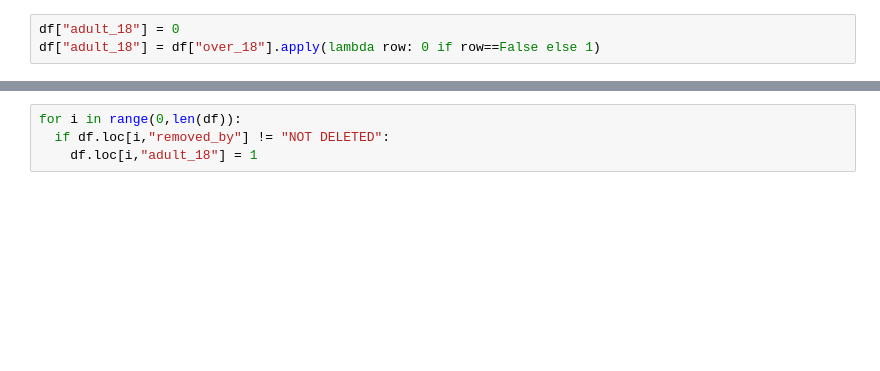
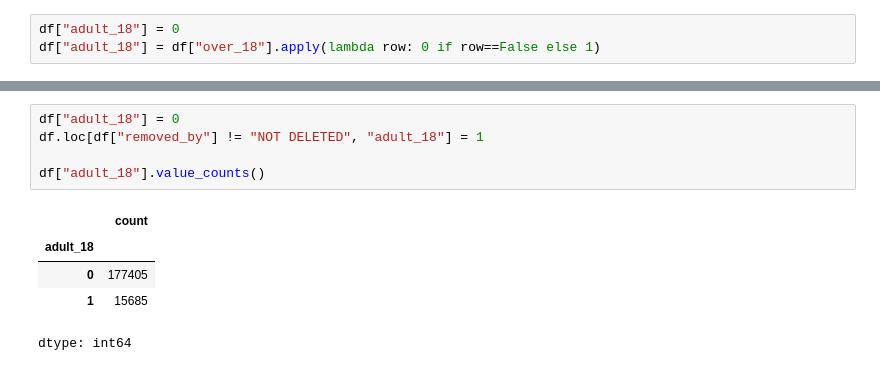
Before and after one commit to raina1234-a/Reddit-Post-Analysis-and-Moderation-Classifier, a Jupyter notebook: reddit_postClassification.ipynb, the cells around one changed output, grey strips where cells are left out. Saved outputs shown, nothing was run; the diff lists cells and outputs as text; blank space fills up the shorter version.

```diff
--- a/reddit_postClassification.ipynb
+++ b/reddit_postClassification.ipynb
@@ -252,8 +255,15 @@ df["adult_18"].value_counts()
 dtype: int64
 # %%
-for i in range(0,len(df)):
-  if df.loc[i,"removed_by"] != "NOT DELETED":
-    df.loc[i,"adult_18"] = 1
+df["adult_18"] = 0
+df.loc[df["removed_by"] != "NOT DELETED", "adult_18"] = 1
+
+df["adult_18"].value_counts()
+# %% [output]
+|  | count |
+| adult_18 |  |
+| 0 | 177405 |
+| 1 | 15685 |
+dtype: int64
 # %%
 import nltk
 nltk.download("stopwords")
```
Also changed, not shown: parts of 22 cells of this notebook.
